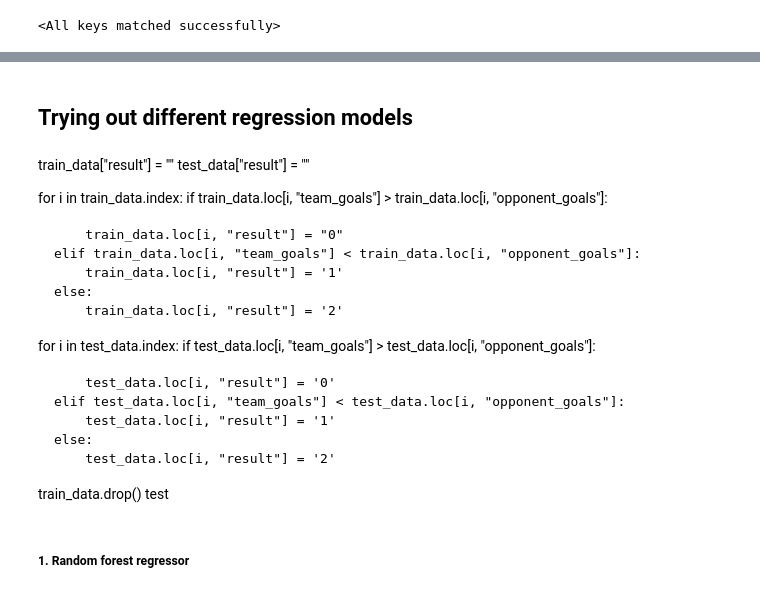
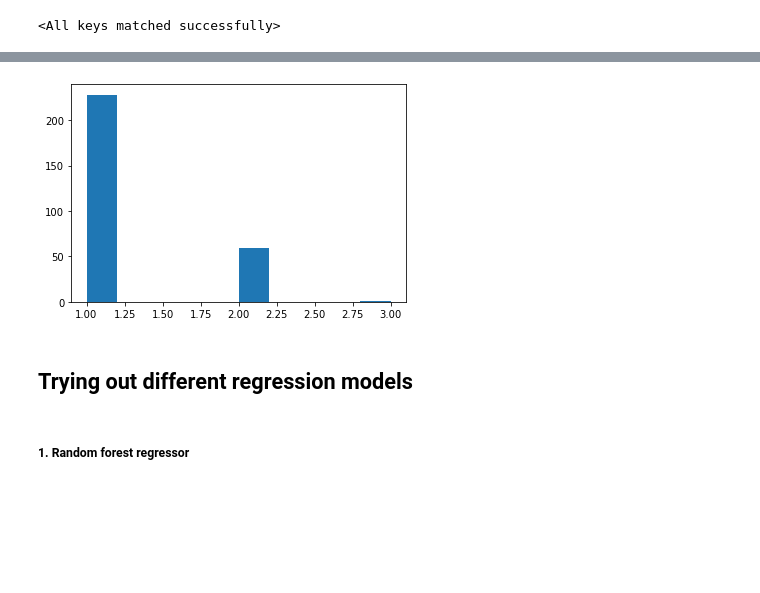
Before and after one commit to Link20222/SaudiLeague, a Jupyter notebook: Modeling.ipynb, the cells around one changed output, grey strips where cells are left out. Saved outputs shown, nothing was run; the diff lists cells and outputs as text; code cells hidden in the pictures; blank space fills up the shorter version.

```diff
--- a/Modeling.ipynb
+++ b/Modeling.ipynb
@@ -444,12 +380,12 @@ Net(
 criterion = torch.nn.MSELoss()
 
 
-optimizer = torch.optim.SGD(model.parameters(), lr = 0.001)
+optimizer = torch.optim.Adam(model.parameters(), lr = 0.01)
 # %% [markdown]
 As we train we'll keep an eye on the validation loss
 # %%
 # number of epochs to train the model
-n_epochs = 100
+n_epochs = 50
 
 valid_loss_min = np.Inf # track change in validation loss
 
@@ -537,6 +472,9 @@ print(valid_loss_min)
 model.load_state_dict(torch.load('model.pt'))
 # %% [output]
 <All keys matched successfully>
+# %%
+true = []
+predictions = []
 # %%
 test_loss = 0.0
 correct = 0
@@ -549,20 +487,23 @@ for matches, outcomes in loaders["test"]:
     if cuda_available:
         matches, outcomes  = matches.cuda(), outcomes.cuda()
     # forward pass: compute predicted outputs by passing inputs to the model
-    output = torch.round(model(matches))
+    output = model(matches)
 
     # calculate the batch loss
     loss = criterion(output, outcomes)
     # update test loss
     test_loss += loss.item()*matches.size(0)
-    try:
-        for i in range(batch_size):
-            result = outcomes.data[i]
-            if torch.round(output[i]).eq(result):
-                correct+=1
-            count+=1
-    except:
-        pass
+
+    for i in range(batch_size):
+        result = target_scaler.inverse_transform(np.array(outcomes.data[i]).reshape(-1, 1))
+        prediction = target_scaler.inverse_transform(output[i].detach().numpy().reshape(-1, 1))
+
+        true.append(result[0])
+        predictions.append(prediction[0])
+
+        if np.round(prediction[0]) == result[0]:
+            correct+=1
+        count+=1
 
 # average test loss
 test_loss = test_loss/len(loaders["test"].dataset)
@@ -575,29 +516,8 @@ Test accuracy: 36.50190114068441
+# %%
+plt.hist([np.round(x[0]) for x in predictions]);
+# %% [output]
+[figure, added]
 # %% [markdown]
 ## Trying out different regression models
-# %% [markdown]
-train_data["result"] = ""
-test_data["result"] = ""
-
-for i in train_data.index:
-    if train_data.loc[i, "team_goals"] > train_data.loc[i, "opponent_goals"]:
-
-        train_data.loc[i, "result"] = "0"
-    elif train_data.loc[i, "team_goals"] < train_data.loc[i, "opponent_goals"]:
-        train_data.loc[i, "result"] = '1'
-    else:
-        train_data.loc[i, "result"] = '2'
-
-for i in test_data.index:
-    if test_data.loc[i, "team_goals"] > test_data.loc[i, "opponent_goals"]:
-
-        test_data.loc[i, "result"] = '0'
-    elif test_data.loc[i, "team_goals"] < test_data.loc[i, "opponent_goals"]:
-        test_data.loc[i, "result"] = '1'
-    else:
-        test_data.loc[i, "result"] = '2'
-
-
-train_data.drop()
-test
 # %%
 from sklearn.metrics import mean_squared_error, accuracy_score
```
Also changed, not shown: parts of 91 cells of this notebook.
